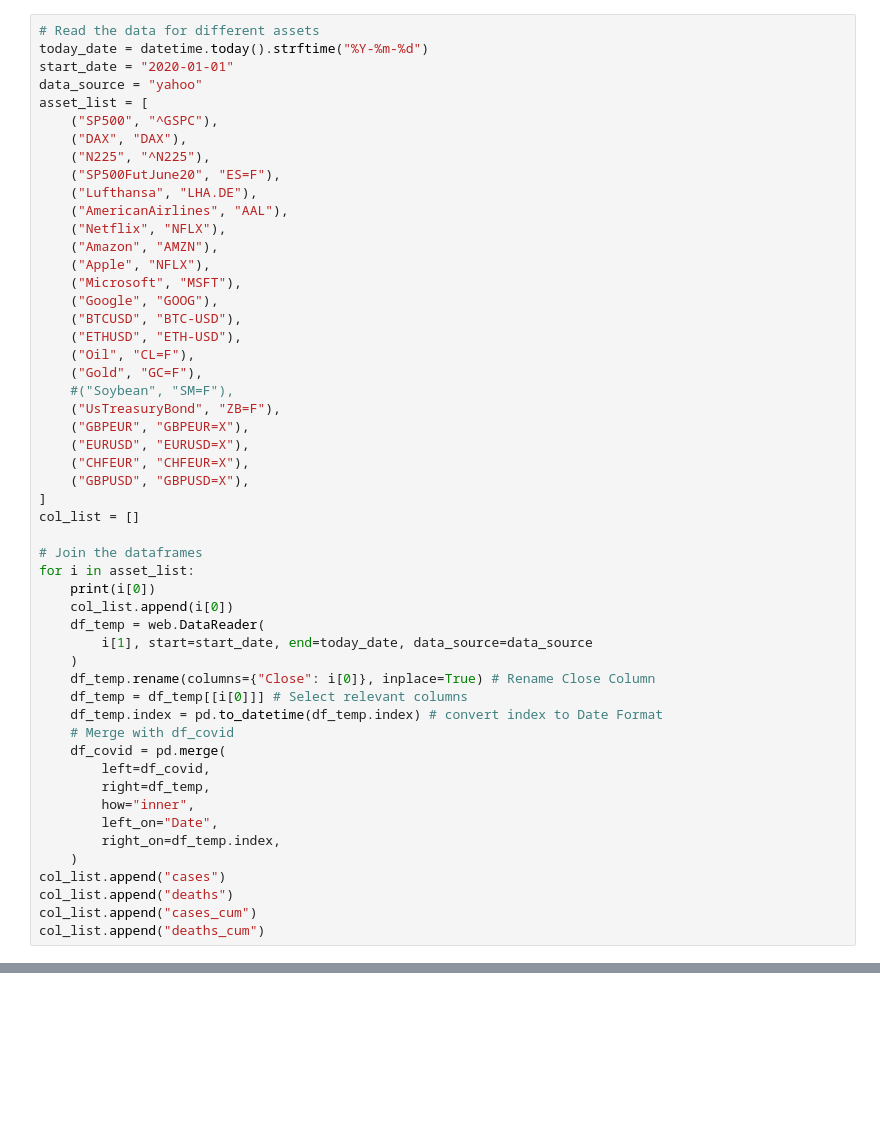
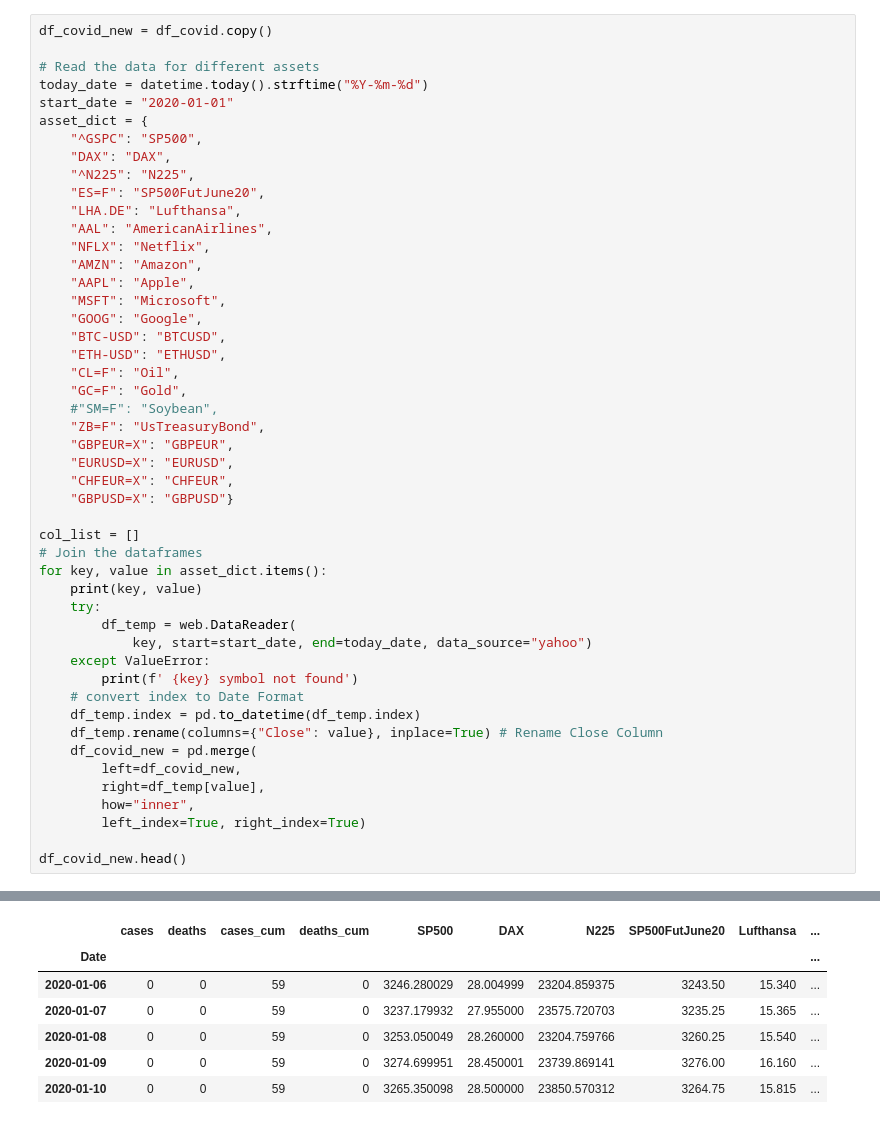
Before and after one commit to flo7up/relataly-public-python-tutorials, a Jupyter notebook: 002 Correlation Matrix - COVID-19 and Financial Assets.ipynb, the cells around one changed output, grey strips where cells are left out. Drawn from its saved outputs; the diff is of its cells as text; blank space fills up the shorter version.

```diff
--- a/002 Correlation Matrix - COVID-19 and Financial Assets.ipynb
+++ b/002 Correlation Matrix - COVID-19 and Financial Assets.ipynb
@@ -36,53 +55,49 @@ df_covid = df_covid.groupby(["Date"]).sum()
 # %%
+df_covid_new = df_covid.copy()
+
 # Read the data for different assets
 today_date = datetime.today().strftime("%Y-%m-%d")
 start_date = "2020-01-01"
-data_source = "yahoo"
-asset_list = [
-    ("SP500", "^GSPC"),
-    ("DAX", "DAX"),
-    ("N225", "^N225"),
-    ("SP500FutJune20", "ES=F"),
-    ("Lufthansa", "LHA.DE"),
-    ("AmericanAirlines", "AAL"),
-    ("Netflix", "NFLX"),
-    ("Amazon", "AMZN"),
-    ("Apple", "NFLX"),
-    ("Microsoft", "MSFT"),
-    ("Google", "GOOG"),
-    ("BTCUSD", "BTC-USD"),
-    ("ETHUSD", "ETH-USD"),
-    ("Oil", "CL=F"),
-    ("Gold", "GC=F"),
-    #("Soybean", "SM=F"),
-    ("UsTreasuryBond", "ZB=F"),
-    ("GBPEUR", "GBPEUR=X"),
-    ("EURUSD", "EURUSD=X"),
-    ("CHFEUR", "CHFEUR=X"),
-    ("GBPUSD", "GBPUSD=X"),
-]
+asset_dict = {
+    "^GSPC": "SP500",
+    "DAX": "DAX",
+    "^N225": "N225",
+    "ES=F": "SP500FutJune20",
+    "LHA.DE": "Lufthansa",
+    "AAL": "AmericanAirlines",
+    "NFLX": "Netflix",
+    "AMZN": "Amazon",
+    "AAPL": "Apple",
+    "MSFT": "Microsoft",
+    "GOOG": "Google",
+    "BTC-USD": "BTCUSD",
+    "ETH-USD": "ETHUSD",
+    "CL=F": "Oil",
+    "GC=F": "Gold",
+    #"SM=F": "Soybean",
+    "ZB=F": "UsTreasuryBond",
+    "GBPEUR=X": "GBPEUR",
+    "EURUSD=X": "EURUSD",
+    "CHFEUR=X": "CHFEUR",
+    "GBPUSD=X": "GBPUSD"}
+
 col_list = []
+# Join the dataframes
+for key, value in asset_dict.items():
+    print(key, value)
+    try:
+        df_temp = web.DataReader(
+            key, start=start_date, end=today_date, data_source="yahoo")
+    except ValueError:
+        print(f' {key} symbol not found')
+    # convert index to Date Format
+    df_temp.index = pd.to_datetime(df_temp.index)
+    df_temp.rename(columns={"Close": value}, inplace=True) # Rename Close Column
+    df_covid_new = pd.merge(
+        left=df_covid_new,
+        right=df_temp[value],
+        how="inner",
+        left_index=True, right_index=True)
 
-# Join the dataframes
-for i in asset_list:
-    print(i[0])
-    col_list.append(i[0])
-    df_temp = web.DataReader(
-        i[1], start=start_date, end=today_date, data_source=data_source
-    )
-    df_temp.rename(columns={"Close": i[0]}, inplace=True) # Rename Close Column
-    df_temp = df_temp[[i[0]]] # Select relevant columns
-    df_temp.index = pd.to_datetime(df_temp.index) # convert index to Date Format
-    # Merge with df_covid
-    df_covid = pd.merge(
-        left=df_covid,
-        right=df_temp,
-        how="inner",
-        left_on="Date",
-        right_on=df_temp.index,
-    )
-col_list.append("cases")
-col_list.append("deaths")
-col_list.append("cases_cum")
-col_list.append("deaths_cum")
+df_covid_new.head()
 # %% [output]
@@ -108,0 +124,7 @@ GBPUSD
+|  | cases | deaths | cases_cum | deaths_cum | SP500 | DAX | N225 | SP500FutJune20 | Lufthansa | ... |
+| Date |  |  |  |  |  |  |  |  |  | ... |
+| 2020-01-06 | 0 | 0 | 59 | 0 | 3246.280029 | 28.004999 | 23204.859375 | 3243.50 | 15.340 | ... |
+| 2020-01-07 | 0 | 0 | 59 | 0 | 3237.179932 | 27.955000 | 23575.720703 | 3235.25 | 15.365 | ... |
+| 2020-01-08 | 0 | 0 | 59 | 0 | 3253.050049 | 28.260000 | 23204.759766 | 3260.25 | 15.540 | ... |
+| 2020-01-09 | 0 | 0 | 59 | 0 | 3274.699951 | 28.450001 | 23739.869141 | 3276.00 | 16.160 | ... |
+| 2020-01-10 | 0 | 0 | 59 | 0 | 3265.350098 | 28.500000 | 23850.570312 | 3264.75 | 15.815 | ... |
```
Also changed, not shown: parts of 10 cells of this notebook.
